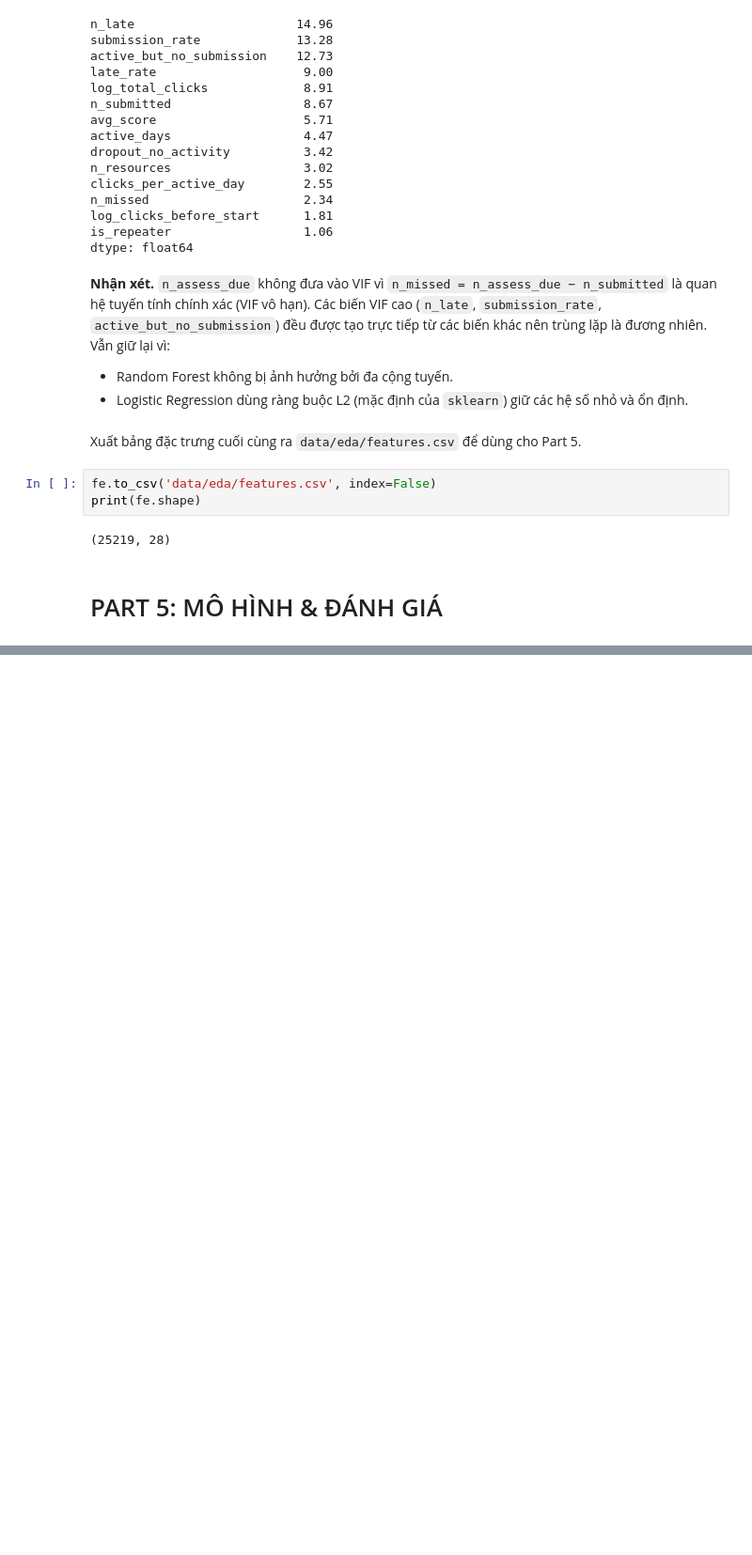
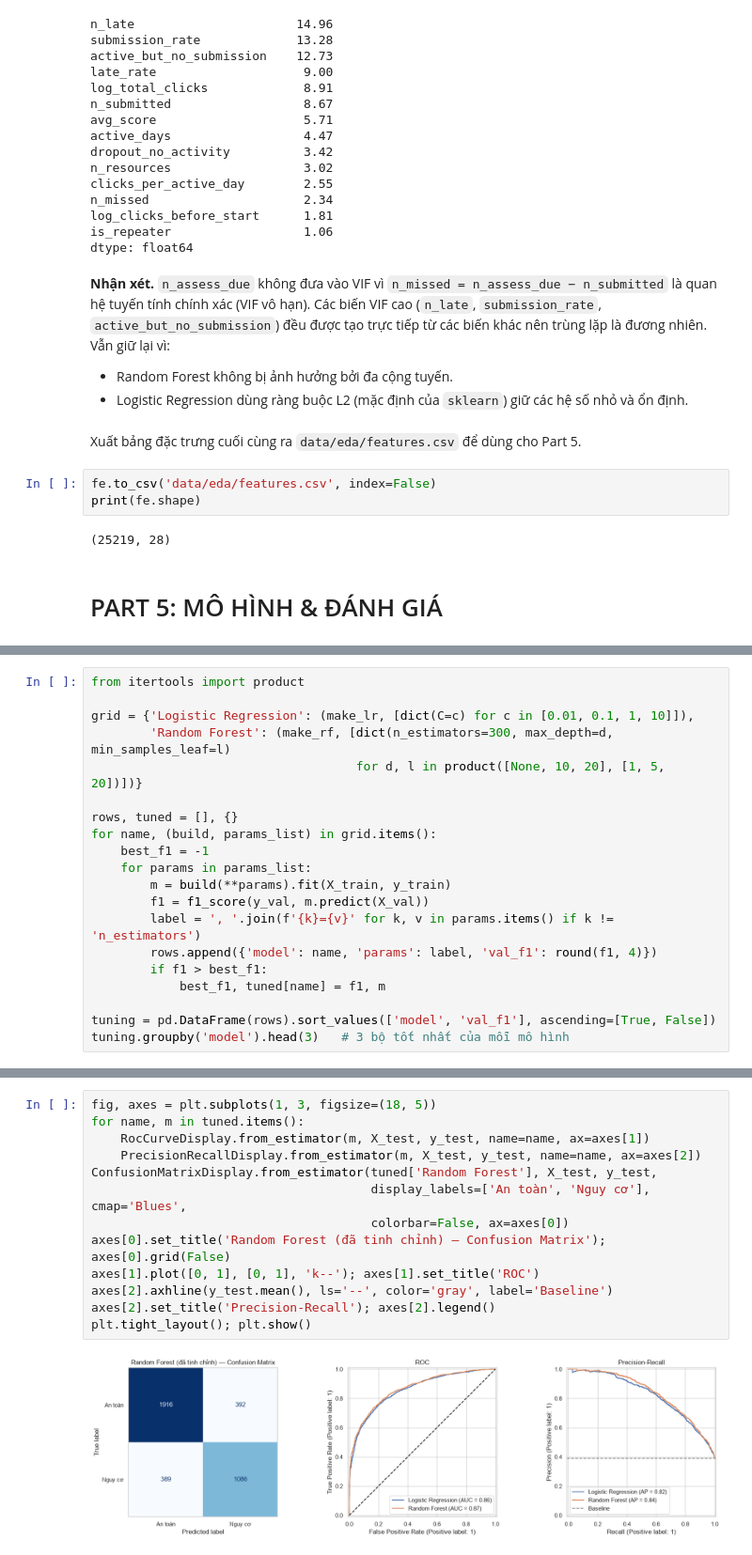
Before and after one commit to NguyenAnh1421/Early-Warning-At-Risk-Students-OULAD, a Jupyter notebook: G6_FINAL.ipynb, the cells around one changed output, grey strips where cells are left out. Shown at 94% size. Cells and saved outputs as stored; diff of their text form; blank space fills up the shorter version.

```diff
--- a/G6_FINAL.ipynb
+++ b/G6_FINAL.ipynb
@@ -845,0 +824,20 @@ pd.DataFrame([{'threshold': t,
+# %%
+from itertools import product
+
+grid = {'Logistic Regression': (make_lr, [dict(C=c) for c in [0.01, 0.1, 1, 10]]),
+        'Random Forest': (make_rf, [dict(n_estimators=300, max_depth=d, min_samples_leaf=l)
+                                    for d, l in product([None, 10, 20], [1, 5, 20])])}
+
+rows, tuned = [], {}
+for name, (build, params_list) in grid.items():
+    best_f1 = -1
+    for params in params_list:
+        m = build(**params).fit(X_train, y_train)
+        f1 = f1_score(y_val, m.predict(X_val))
+        label = ', '.join(f'{k}={v}' for k, v in params.items() if k != 'n_estimators')
+        rows.append({'model': name, 'params': label, 'val_f1': round(f1, 4)})
+        if f1 > best_f1:
+            best_f1, tuned[name] = f1, m
+
+tuning = pd.DataFrame(rows).sort_values(['model', 'val_f1'], ascending=[True, False])
+tuning.groupby('model').head(3)   # 3 bộ tốt nhất của mỗi mô hình
@@ -845,0 +865,15 @@ pd.DataFrame([{'threshold': t,
+# %%
+fig, axes = plt.subplots(1, 3, figsize=(18, 5))
+for name, m in tuned.items():
+    RocCurveDisplay.from_estimator(m, X_test, y_test, name=name, ax=axes[1])
+    PrecisionRecallDisplay.from_estimator(m, X_test, y_test, name=name, ax=axes[2])
+ConfusionMatrixDisplay.from_estimator(tuned['Random Forest'], X_test, y_test,
+                                      display_labels=['An toàn', 'Nguy cơ'], cmap='Blues',
+                                      colorbar=False, ax=axes[0])
+axes[0].set_title('Random Forest (đã tinh chỉnh) — Confusion Matrix'); axes[0].grid(False)
+axes[1].plot([0, 1], [0, 1], 'k--'); axes[1].set_title('ROC')
+axes[2].axhline(y_test.mean(), ls='--', color='gray', label='Baseline')
+axes[2].set_title('Precision-Recall'); axes[2].legend()
+plt.tight_layout(); plt.show()
+# %% [output]
+[figure, added]
```
Also changed, not shown: parts of 26 cells of this notebook, 3 other files.
